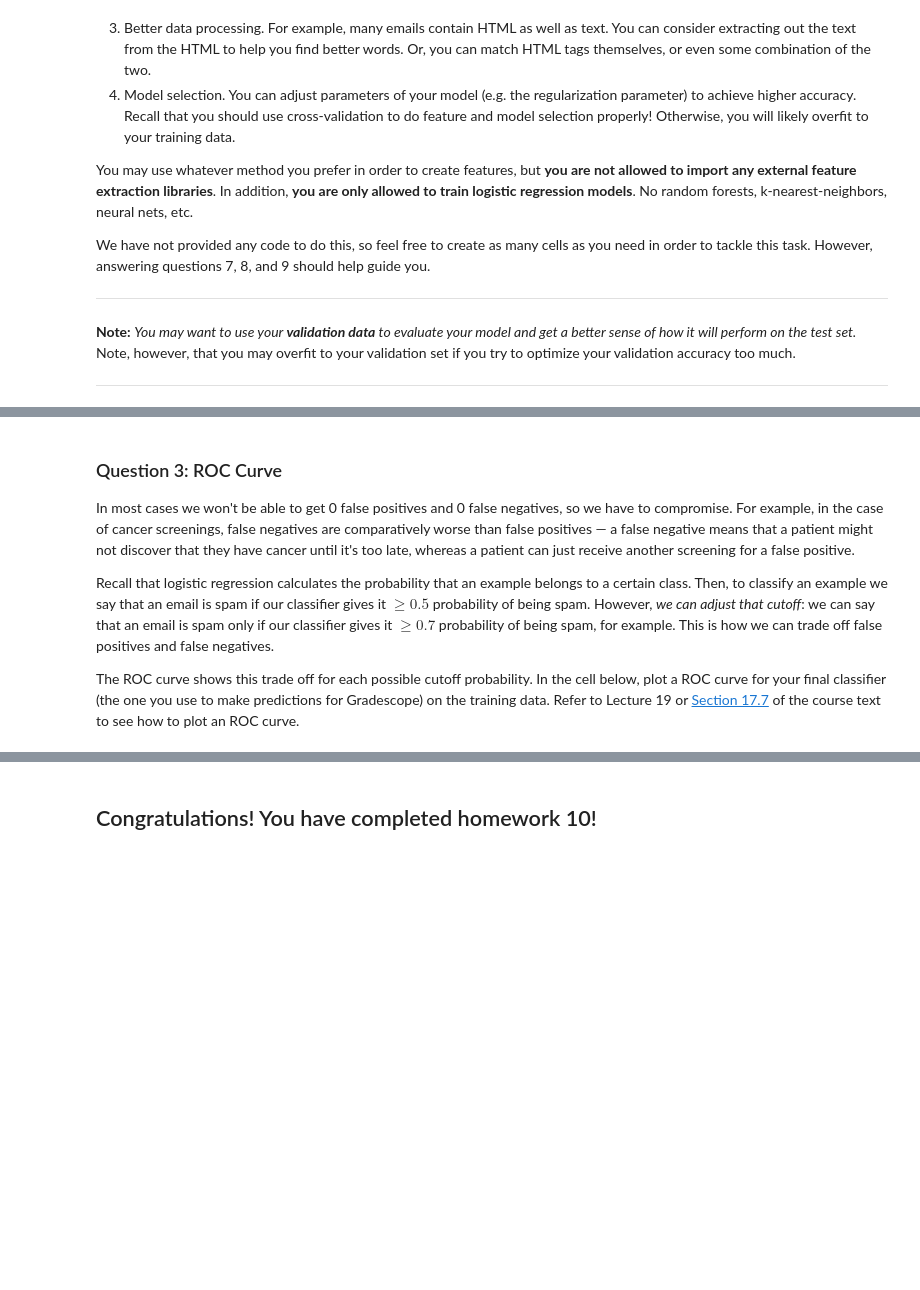
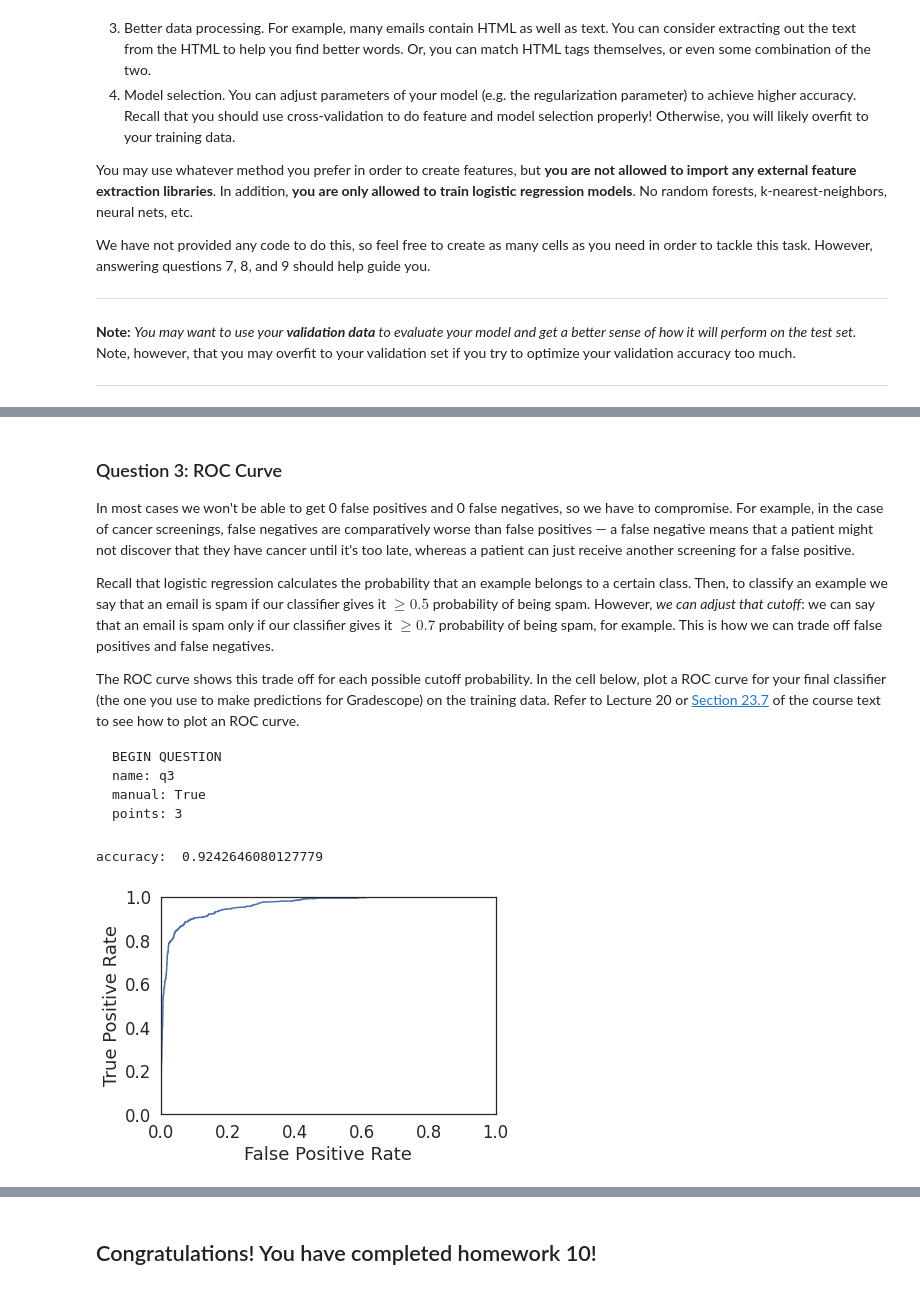
Before and after one commit to DS-100/sp21, a Jupyter notebook: hw/hw10/hw10.ipynb, the cells around one changed output, grey strips where cells are left out. Drawn from its saved outputs; the diff is of its cells as text; code cells hidden in the pictures; blank space fills up the shorter version.

````diff
--- a/hw/hw10/hw10.ipynb
+++ b/hw/hw10/hw10.ipynb
@@ -143,7 +189,7 @@ Run the following cell to see the performance of a simple model using these word
 # %%
 some_words = ['drug', 'bank', 'prescription', 'memo', 'private']
 
-X_train = ...
-Y_train = ...
+X_train = words_in_texts(some_words, train['email']) # SOLUTION
+Y_train = np.array(train['spam']) # SOLUTION
 
 X_train[:5], Y_train[:5]
@@ -150,8 +203,8 @@ X_train[:5], Y_train[:5]
 # %%
 from sklearn.linear_model import LogisticRegression
 
-model = ...
-...
+model = LogisticRegression(solver = 'lbfgs') # SOLUTION
+model.fit(X_train, Y_train) # SOLUTION
 
-training_accuracy = ...
+training_accuracy = model.score(X_train, Y_train) # SOLUTION
 print("Training Accuracy: ", training_accuracy)
@@ -269,19 +321,15 @@ points: 6
 # %% [markdown]
-<!-- END QUESTION -->
-
-<!-- BEGIN QUESTION -->
-
 ### Question 3: ROC Curve
 
 In most cases we won't be able to get 0 false positives and 0 false negatives, so we have to compromise. For example, in the case of cancer screenings, false negatives are comparatively worse than false positives — a false negative means that a patient might not discover that they have cancer until it's too late, whereas a patient can just receive another screening for a false positive.
 
 Recall that logistic regression calculates the probability that an example belongs to a certain class. Then, to classify an example we say that an email is spam if our classifier gives it $\ge 0.5$ probability of being spam. However, *we can adjust that cutoff*: we can say that an email is spam only if our classifier gives it $\ge 0.7$ probability of being spam, for example. This is how we can trade off false positives and false negatives.
 
-The ROC curve shows this trade off for each possible cutoff probability. In the cell below, plot a ROC curve for your final classifier (the one you use to make predictions for Gradescope) on the training data. Refer to Lecture 19 or [Section 17.7](https://www.textbook.ds100.org/ch/17/classification_sensitivity_specificity.html) of the course text to see how to plot an ROC curve.
+The ROC curve shows this trade off for each possible cutoff probability. In the cell below, plot a ROC curve for your final classifier (the one you use to make predictions for Gradescope) on the training data. Refer to Lecture 20 or [Section 23.7](http://www.textbook.ds100.org/ch/23/classification_sensitivity_specificity.html?highlight=roc#roc-curves) of the course text to see how to plot an ROC curve.
 
-<!--
+```
 BEGIN QUESTION
 name: q3
 manual: True
 points: 3
--->
+```
@@ -295 +336,35 @@ from sklearn.metrics import roc_curve
+# %%
+from sklearn.metrics import roc_curve
+
+# Note that you'll want to use the .predict_proba(...) method for your classifier
+# instead of .predict(...) so you get probabilities, not classes
+
+# BEGIN SOLUTION
+staff_words = ['body', 'click', 'please', 'base64', '2002', 'html', 'subscribed',
+               'wrote', 'mortgage', 'align3dcenterfont', 'dear', 'br', 'width10img',
+               'divfont', 'im', 'receive', 'list', 'tags', 'web', 'base64', 'click',
+               'body', 'please', 'money', 'offer', 'receive', 'contact', 'free',
+               'tr', 'removed', 'remove', 'html', 'font', 'form',
+               'credit', 'business', 'div']
+
+X_train_2 = words_in_texts(staff_words, train['email'])
+
+staff_model = LogisticRegression(solver = 'lbfgs')
+staff_model.fit(X_train_2, Y_train)
+
+print('accuracy: ', staff_model.score(X_train_2, Y_train))
+
+Y_predict = staff_model.predict_proba(X_train_2)[:, 1]
+fpr, tpr, thresholds = roc_curve(Y_train, Y_predict)
+with sns.axes_style("white"):
+    plt.plot(fpr, tpr)
+plt.xlabel("False Positive Rate")
+plt.ylabel("True Positive Rate")
+plt.xlim([0, 1])
+plt.ylim([0, 1])
+plt.show()
+# END SOLUTION
+# %% [output]
+accuracy:  0.9242646080127779
+[figure, added]
 # %% [markdown]
````
Also changed, not shown: parts of 28 cells of this notebook.
